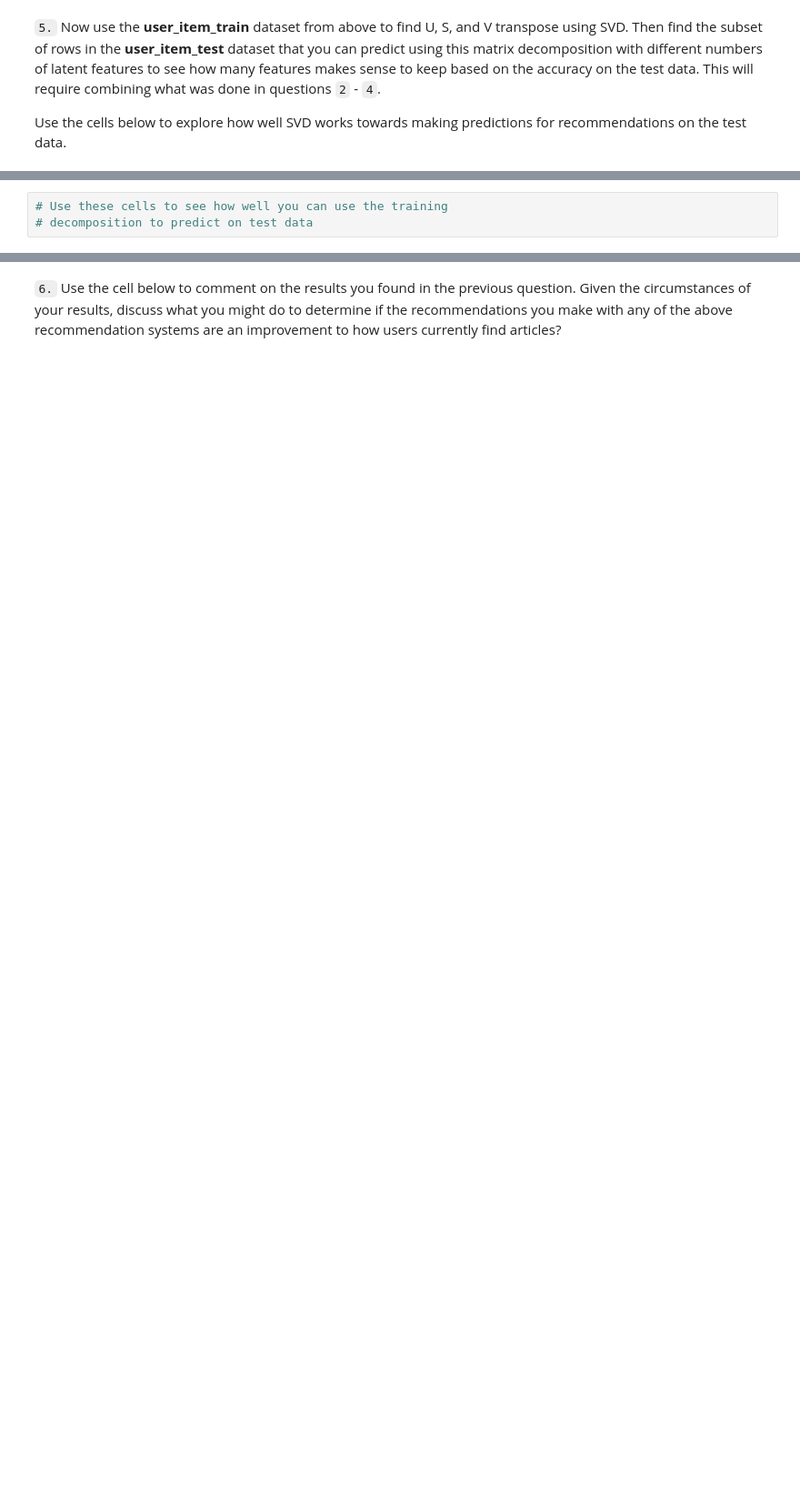
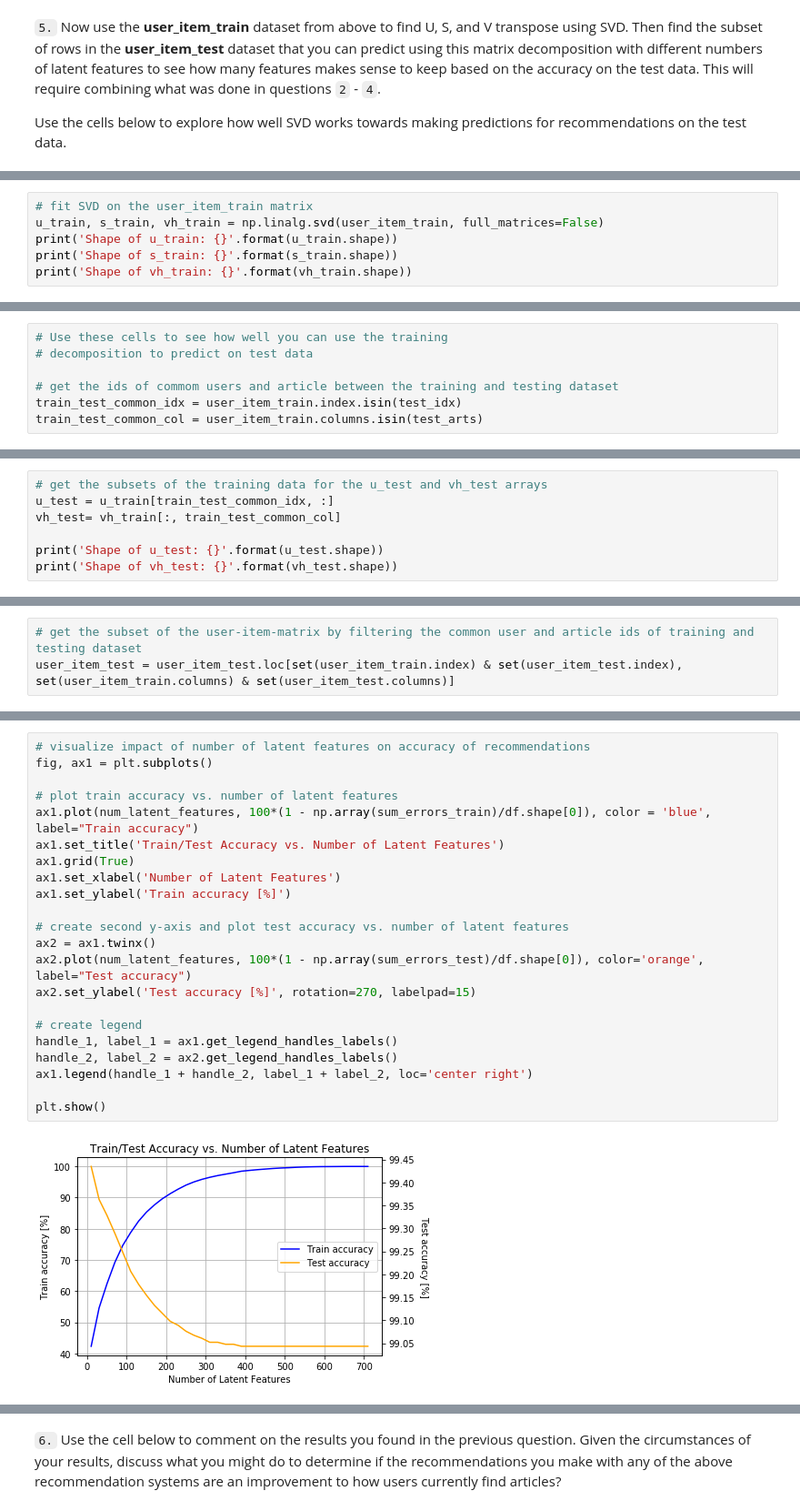
Before and after one commit to oliverkroening/Udacity_DSND_Project06, a Jupyter notebook: Recommendations_with_IBM.ipynb, the cells around one changed output, grey strips where cells are left out. Shown: that part at 91% size. Saved outputs shown, nothing was run; the diff lists cells and outputs as text; blank space fills up the shorter version.

```diff
--- a/Recommendations_with_IBM.ipynb
+++ b/Recommendations_with_IBM.ipynb
@@ -839,0 +895,6 @@ u_train, s_train, vt_train = # fit svd similar to above then use the cells below
+# %%
+# fit SVD on the user_item_train matrix
+u_train, s_train, vh_train = np.linalg.svd(user_item_train, full_matrices=False)
+print('Shape of u_train: {}'.format(u_train.shape))
+print('Shape of s_train: {}'.format(s_train.shape))
+print('Shape of vh_train: {}'.format(vh_train.shape))
@@ -840,3 +905,7 @@ u_train, s_train, vt_train = # fit svd similar to above then use the cells below
 # %%
 # Use these cells to see how well you can use the training
 # decomposition to predict on test data
+
+# get the ids of commom users and article between the training and testing dataset
+train_test_common_idx = user_item_train.index.isin(test_idx)
+train_test_common_col = user_item_train.columns.isin(test_arts)
@@ -842,0 +935,7 @@ u_train, s_train, vt_train = # fit svd similar to above then use the cells below
+# %%
+# get the subsets of the training data for the u_test and vh_test arrays
+u_test = u_train[train_test_common_idx, :]
+vh_test= vh_train[:, train_test_common_col]
+
+print('Shape of u_test: {}'.format(u_test.shape))
+print('Shape of vh_test: {}'.format(vh_test.shape))
@@ -842,0 +945,3 @@ u_train, s_train, vt_train = # fit svd similar to above then use the cells below
+# %%
+# get the subset of the user-item-matrix by filtering the common user and article ids of training and testing dataset
+user_item_test = user_item_test.loc[set(user_item_train.index) & set(user_item_test.index), set(user_item_train.columns) & set(user_item_test.columns)]
@@ -842,0 +996,24 @@ u_train, s_train, vt_train = # fit svd similar to above then use the cells below
+# %%
+# visualize impact of number of latent features on accuracy of recommendations
+fig, ax1 = plt.subplots()
+
+# plot train accuracy vs. number of latent features
+ax1.plot(num_latent_features, 100*(1 - np.array(sum_errors_train)/df.shape[0]), color = 'blue', label="Train accuracy")
+ax1.set_title('Train/Test Accuracy vs. Number of Latent Features')
+ax1.grid(True)
+ax1.set_xlabel('Number of Latent Features')
+ax1.set_ylabel('Train accuracy [%]')
+
+# create second y-axis and plot test accuracy vs. number of latent features
+ax2 = ax1.twinx()
+ax2.plot(num_latent_features, 100*(1 - np.array(sum_errors_test)/df.shape[0]), color='orange', label="Test accuracy")
+ax2.set_ylabel('Test accuracy [%]', rotation=270, labelpad=15)
+
+# create legend
+handle_1, label_1 = ax1.get_legend_handles_labels()
+handle_2, label_2 = ax2.get_legend_handles_labels()
+ax1.legend(handle_1 + handle_2, label_1 + label_2, loc='center right')
+
+plt.show()
+# %% [output]
+[figure, added]
```
Also changed, not shown: parts of 27 cells of this notebook, 2 other files.
